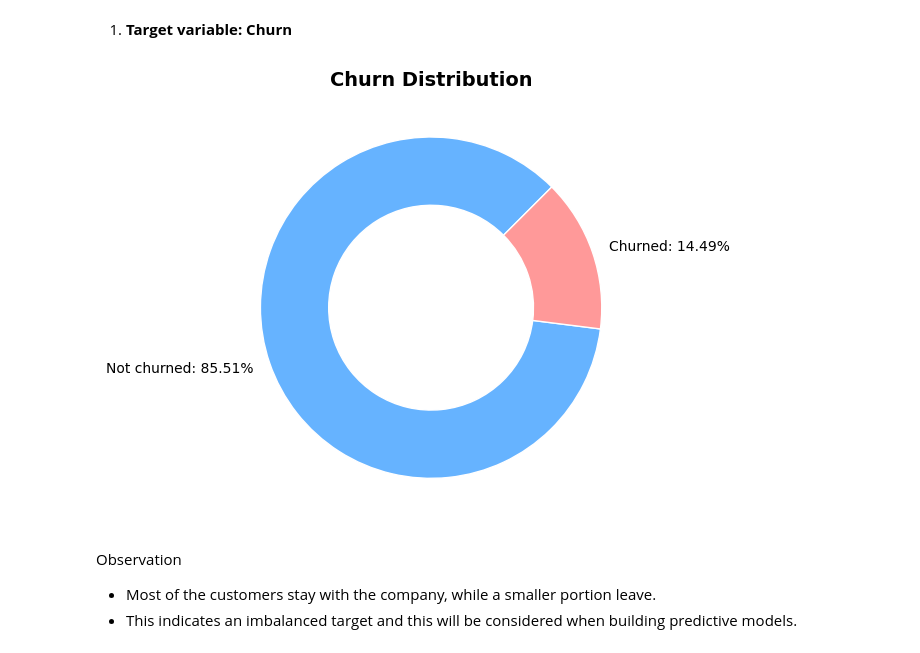
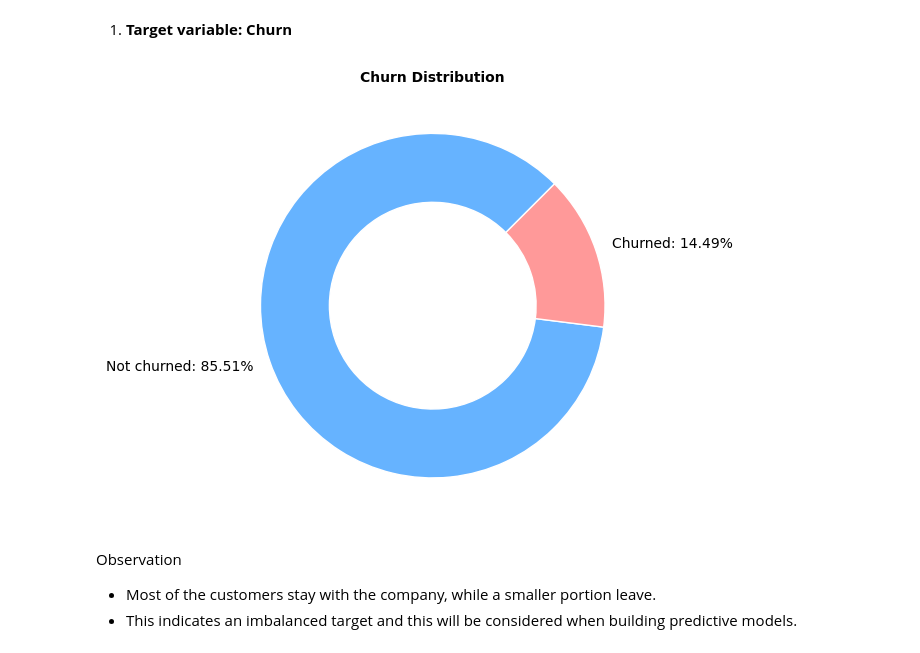
Before and after one commit to Mercykirwa25/End_Phase_3_Project, a Jupyter notebook: Churn_dataset.ipynb, the cells around one changed output. Drawn from its saved outputs; the diff is of its cells as text; code cells hidden in the pictures.

```diff
--- a/Churn_dataset.ipynb
+++ b/Churn_dataset.ipynb
@@ -401,15 +402,16 @@ memory usage: 468.8 KB
 # %%
 churn_dist = df["churn"].value_counts(normalize=True)*100
 not_churned = churn_dist[0].round(2)
 churned = churn_dist[1].round(2)
 label = [f"Not churned: {not_churned}%", f"Churned: {churned}%"]
 
-plt.pie([not_churned, churned], labels=label, wedgeprops=dict(width=.4, edgecolor="white"), colors=["#66B3FF", "#FF9999"], startangle=45 )
-plt.title("Churn Distribution", fontsize=14, weight="bold")
+plt.pie([not_churned, churned], labels=label, wedgeprops=dict(width=.4, edgecolor="white"),
+        colors=["#66B3FF", "#FF9999"], startangle=45 )
+plt.title("Churn Distribution", fontsize=10, weight="bold")
 plt.tight_layout()
 plt.show()
 # %% [output]
-[figure, old version]
+[figure, new version]
 # %% [markdown]
 Observation
 - Most of the customers stay with the company, while a smaller portion leave.
```
Also changed, not shown: parts of 16 cells of this notebook.
